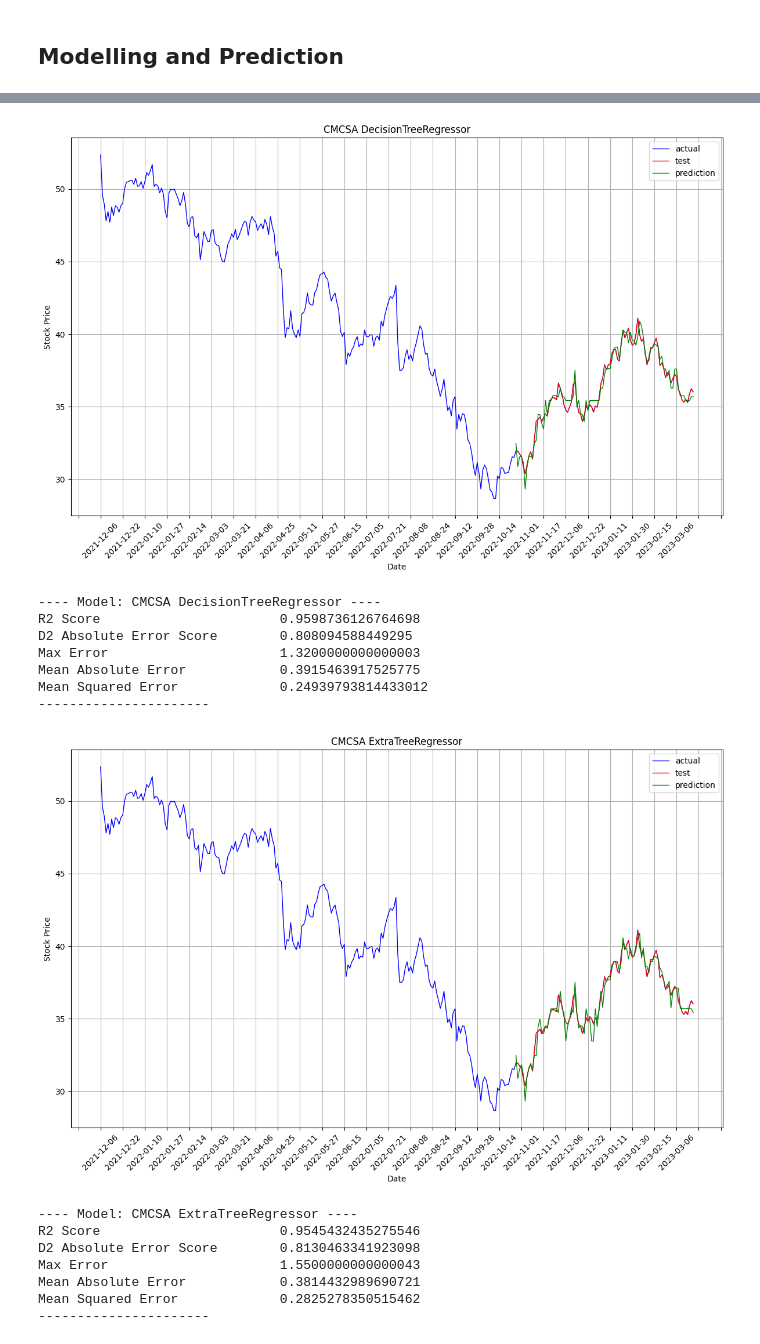
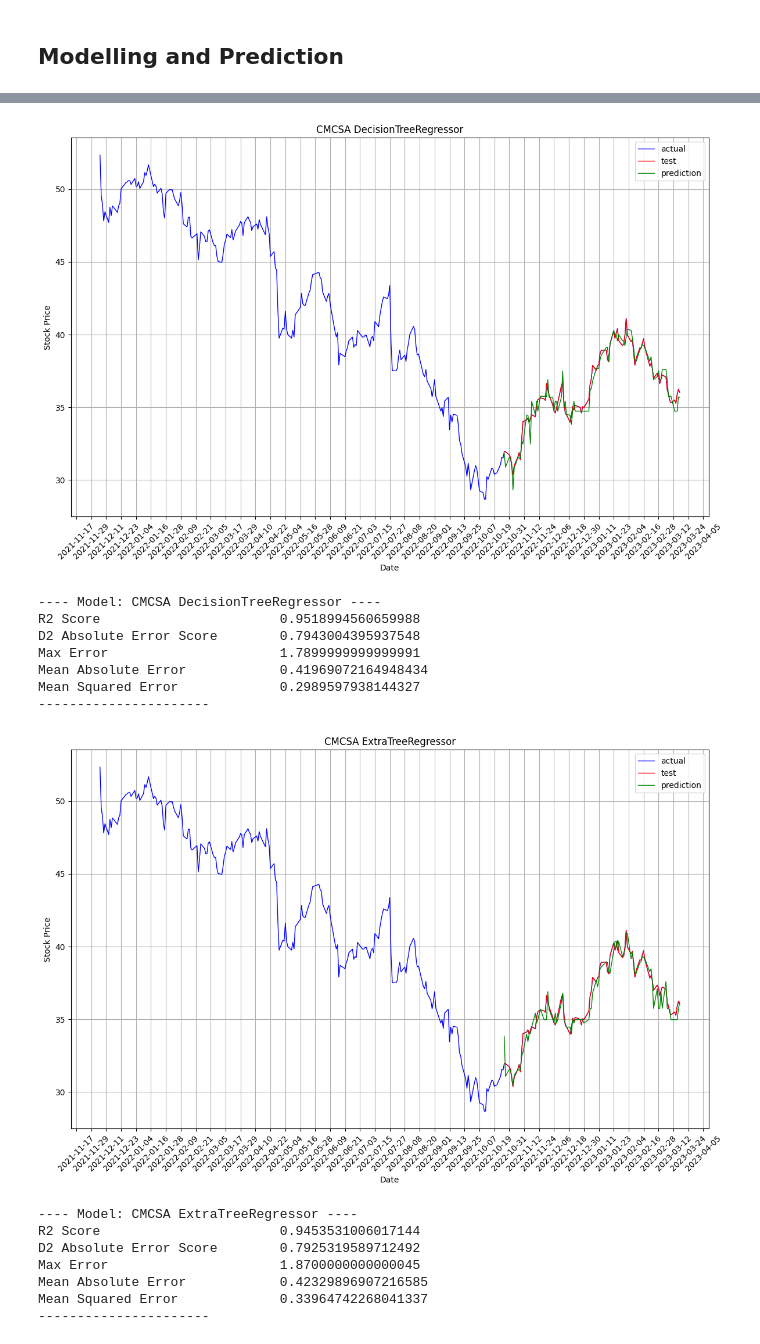
Before and after one commit to geoffpatton/dsci-521-project, a Jupyter notebook: final_project_impl.ipynb, the cells around one changed output, grey strips where cells are left out. Saved outputs shown, nothing was run; the diff lists cells and outputs as text; code cells hidden in the pictures.

Commit message:
cleaned up predictions in final_project_impl

```diff
--- a/final_project_impl.ipynb
+++ b/final_project_impl.ipynb
@@ -261,11 +261,10 @@ def plot_graph(stock_df, test_x, test_y, prediction_y, model_name):
     ax = plt.axes()
     ax.grid()
     ax.set(xlabel='Date', ylabel='Stock Price', title=model_name)
-    test_x['date'] = stock_df['date']
 
-    ax.plot(stock_df['date'], stock_df['close'], label='actual', c='b', linewidth=1)
-    ax.plot(test_x['date'], test_y, label='test', c='r', linewidth=1)
-    ax.plot(test_x['date'], prediction_y, label='prediction', c='g', linewidth=1)
+    ax.plot(stock_df.index, stock_df['close'], label='actual', c='b', linewidth=1)
+    ax.plot(test_x.index, test_y, label='test', c='r', linewidth=1)
+    ax.plot(test_x.index, prediction_y, label='prediction', c='g', linewidth=1)
 
     ax.xaxis.set_major_locator(mticker. MultipleLocator(12))
 
@@ -290,49 +289,50 @@ def calculate_metrics(text_y, y_pred, model_name):
 # %%
 # Predict Stock price with Tree Models
 
 from sklearn.tree import DecisionTreeRegressor, ExtraTreeRegressor
 
 ticker_symbol = 'CMCSA'
 candle_csv_file_path = './data/candlestick_data.csv'
 
 all_stock_df = pd.read_csv(candle_csv_file_path, header = 0).sort_values(by=['unix_time'])
 
-company_stock_data_df = all_stock_df[all_stock_df['symbol'] == ticker_symbol]
+company_stock_data_df = all_stock_df[all_stock_df['symbol'] == ticker_symbol].copy()
+
+company_stock_data_df['date'] = pd.to_datetime(company_stock_data_df['date'])
+company_stock_data_df.index = company_stock_data_df['date']
 
 stock_analysis_data_df = company_stock_data_df.drop(['date','symbol','unix_time'], axis=1)
 
 data_x = stock_analysis_data_df.loc[:,stock_analysis_data_df.columns != 'close' ]
 data_y = stock_analysis_data_df['close']
 
 x_train, x_test, y_train, y_test = train_test_split(data_x, data_y, test_size=0.3, shuffle=False, random_state=1)
 
 tree_models = [DecisionTreeRegressor(), ExtraTreeRegressor()]
-prediction_list = []
 
 for model in tree_models:
     trained_model = model.fit(x_train, y_train)
     prediction = trained_model.predict(x_test)
-    prediction_list.append([prediction, ticker_symbol + " " + str(model)[:-2]])
+    model_title = ticker_symbol + " " + str(model)[:-2]
 
-for prediction in prediction_list:
-    plot_graph(company_stock_data_df, x_test, y_test, prediction[0], prediction[1])
-    calculate_metrics(y_test, prediction[0], prediction[1])
+    plot_graph(company_stock_data_df, x_test, y_test, prediction, model_title)
+    calculate_metrics(y_test, prediction, model_title)
 # %% [output]
-[figure, old version]
+[figure, new version]
 ---- Model: CMCSA DecisionTreeRegressor ----
-R2 Score                       0.9598736126764698
-D2 Absolute Error Score        0.808094588449295
-Max Error                      1.3200000000000003
-Mean Absolute Error            0.3915463917525775
-Mean Squared Error             0.24939793814433012
+R2 Score                       0.9518994560659988
+D2 Absolute Error Score        0.7943004395937548
+Max Error                      1.7899999999999991
+Mean Absolute Error            0.41969072164948434
+Mean Squared Error             0.2989597938144327
 ----------------------
-[figure, old version]
+[figure, new version]
 ---- Model: CMCSA ExtraTreeRegressor ----
-R2 Score                       0.9545432435275546
-D2 Absolute Error Score        0.8130463341923098
-Max Error                      1.5500000000000043
-Mean Absolute Error            0.3814432989690721
-Mean Squared Error             0.2825278350515462
+R2 Score                       0.9453531006017144
+D2 Absolute Error Score        0.7925319589712492
+Max Error                      1.8700000000000045
+Mean Absolute Error            0.42329896907216585
+Mean Squared Error             0.33964742268041337
 ----------------------
 # %%
 # Plot data with scatter plot
```
Also changed, not shown: parts of 3 cells of this notebook, 1 other file.
